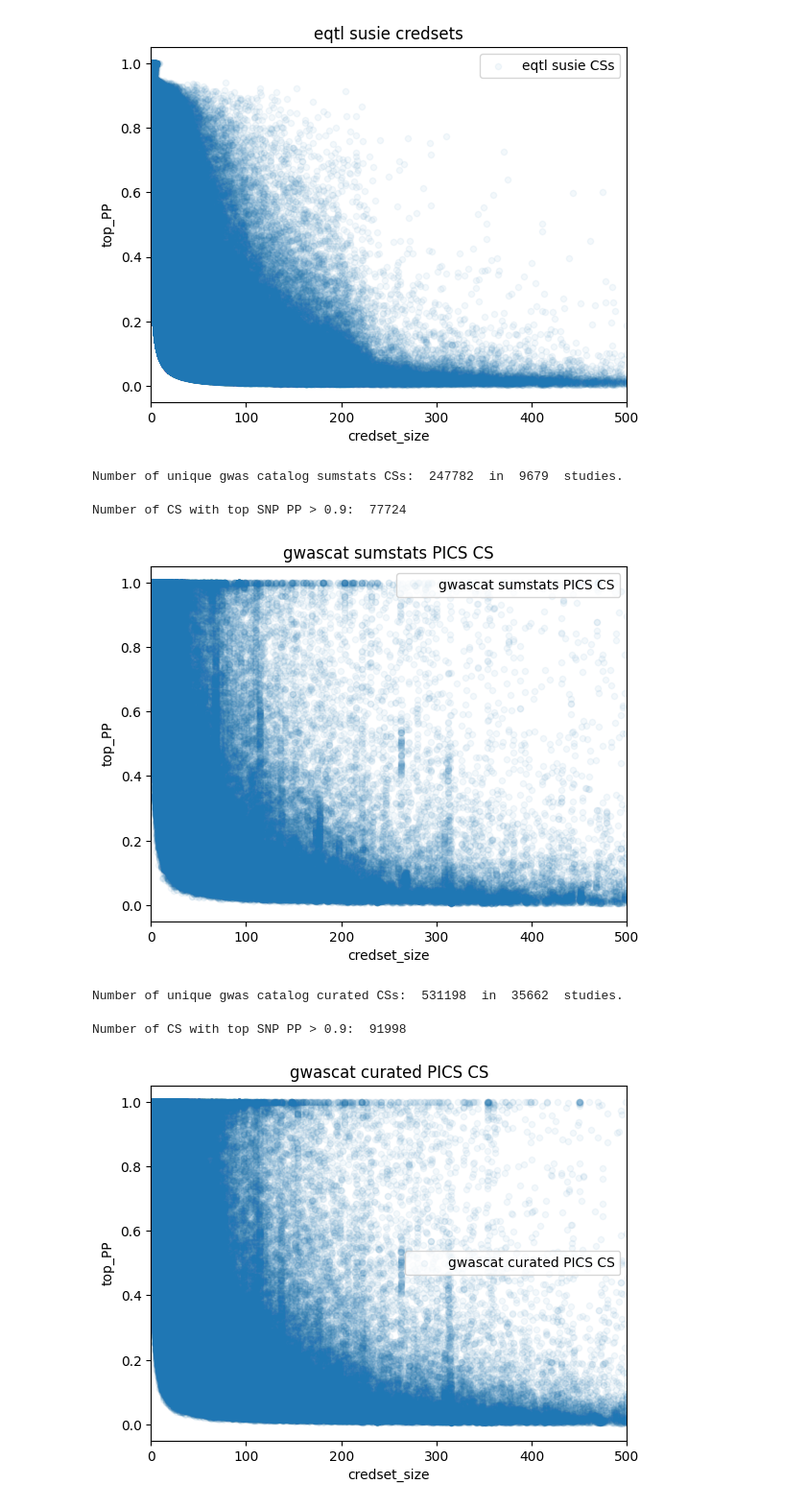
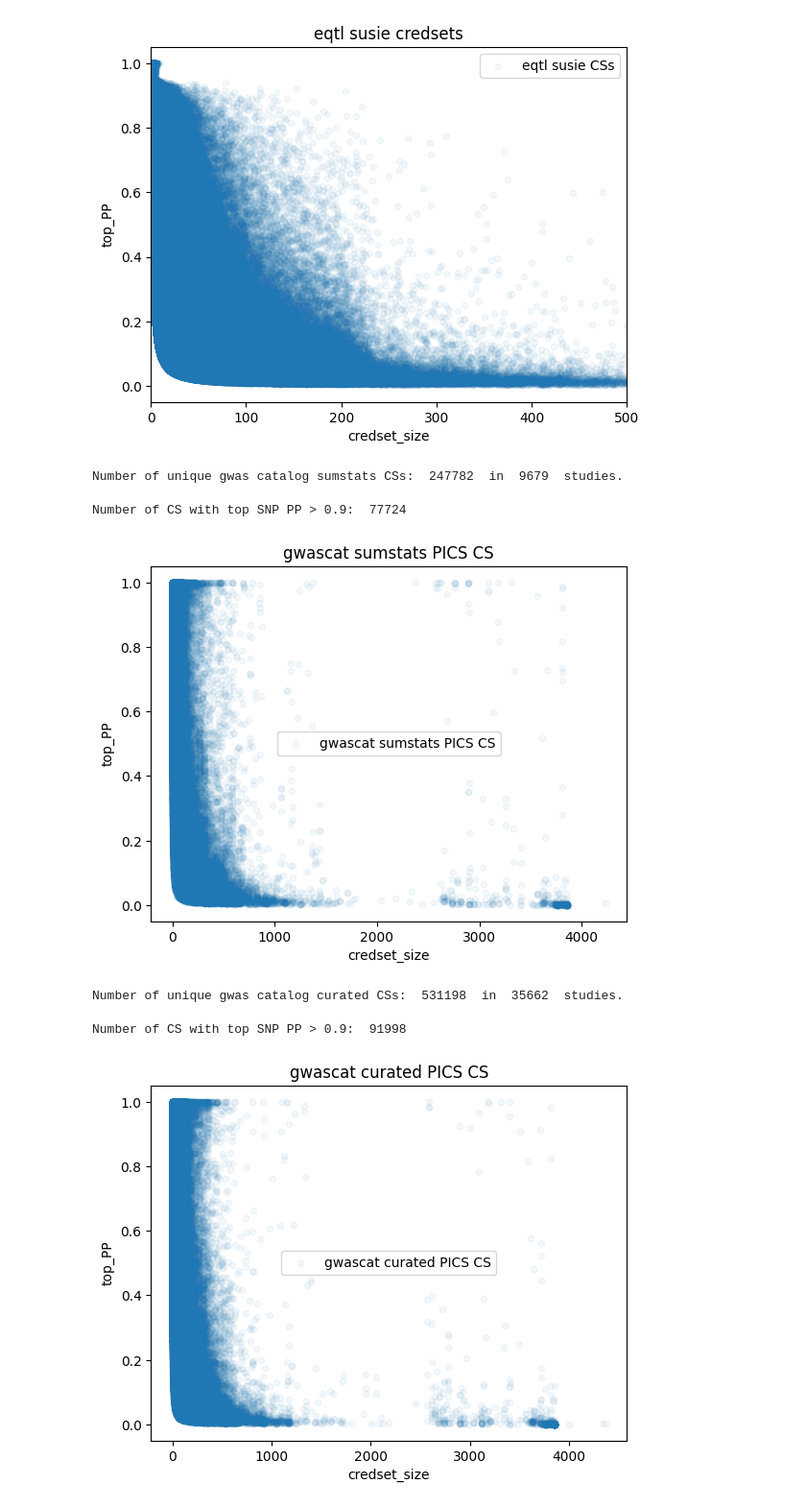
Before and after one commit to opentargets/gentropy, a Jupyter notebook: notebooks/Release_QC_metrics.ipynb, the cells around one changed output. Shown at 96% size. Drawn from its saved outputs; the diff is of its cells as text; code cells hidden in the pictures.

Commit message:
feat: added additional checks as discussed

```diff
--- a/notebooks/Release_QC_metrics.ipynb
+++ b/notebooks/Release_QC_metrics.ipynb
@@ -132,23 +216,26 @@ gwascat_sumstats=session.spark.read.parquet(gwascat_sumstats_path, recursiveFile
 #gwascat_sumstats.printSchema()
 print("Number of unique gwas catalog sumstats CSs: ", gwascat_sumstats.select("studyLocusId").distinct().count(), " in ", gwascat_sumstats.select("studyId").distinct().count(), " studies.")
 gwascat_sumstats_fm=gwascat_sumstats.select("studyId", "studyLocusId", "locus.posteriorProbability").withColumn("top_PP", f.col("posteriorProbability").getItem(0)).withColumn("credset_size", f.size(f.col("posteriorProbability")))
-gwascat_sumstats_fm.select("credset_size", "top_PP").toPandas().plot.scatter(x="credset_size", y="top_PP", xlim=[0, 500], alpha=0.05, label="gwascat sumstats PICS CS", title="gwascat sumstats PICS CS")
+gwascat_sumstats_fm.select("credset_size", "top_PP").toPandas().plot.scatter(x="credset_size", y="top_PP", alpha=0.05, label="gwascat sumstats PICS CS", title="gwascat sumstats PICS CS")
 print("Number of CS with top SNP PP > 0.9: ", gwascat_sumstats_fm.filter(f.col("top_PP") > 0.9).count())
 # %% [output]
 Number of unique gwas catalog sumstats CSs:  247782  in  9679  studies.
 Number of CS with top SNP PP > 0.9:  77724
-[figure, old version]
+[figure, new version]
 # %%
 # gwas catalog curated (PICs):
 gwascat_sumstats_path=f"{release_path}/{release_ver}/credible_set/gwas_catalog_curated"
 # Number of CSs.
 gwascat_sumstats=session.spark.read.parquet(gwascat_sumstats_path, recursiveFileLookup=True)
 #gwascat_sumstats.printSchema()
 print("Number of unique gwas catalog curated CSs: ", gwascat_sumstats.select("studyLocusId").distinct().count(), " in ", gwascat_sumstats.select("studyId").distinct().count(), " studies.")
+# keep only credible sets snps
 gwascat_sumstats_fm=gwascat_sumstats.select("studyId", "studyLocusId", "locus.posteriorProbability").withColumn("top_PP", f.col("posteriorProbability").getItem(0)).withColumn("credset_size", f.size(f.col("posteriorProbability")))
-gwascat_sumstats_fm.select("credset_size", "top_PP").toPandas().plot.scatter(x="credset_size", y="top_PP", xlim=[0, 500], alpha=0.05, label="gwascat curated PICS CS", title="gwascat curated PICS CS")
+gwascat_sumstats_fm.select("credset_size", "top_PP").toPandas().plot.scatter(x="credset_size", y="top_PP", alpha=0.05, label="gwascat curated PICS CS", title="gwascat curated PICS CS")
 print("Number of CS with top SNP PP > 0.9: ", gwascat_sumstats_fm.filter(f.col("top_PP") > 0.9).count())
+
+# sum pp within studylocusids and check if goes over 1, compare credset/locus size, does it contain non-credset snps
 # %% [output]
 Number of unique gwas catalog curated CSs:  531198  in  35662  studies.
 Number of CS with top SNP PP > 0.9:  91998
-[figure, old version]
+[figure, new version]
```
Also changed, not shown: parts of 24 cells of this notebook.
